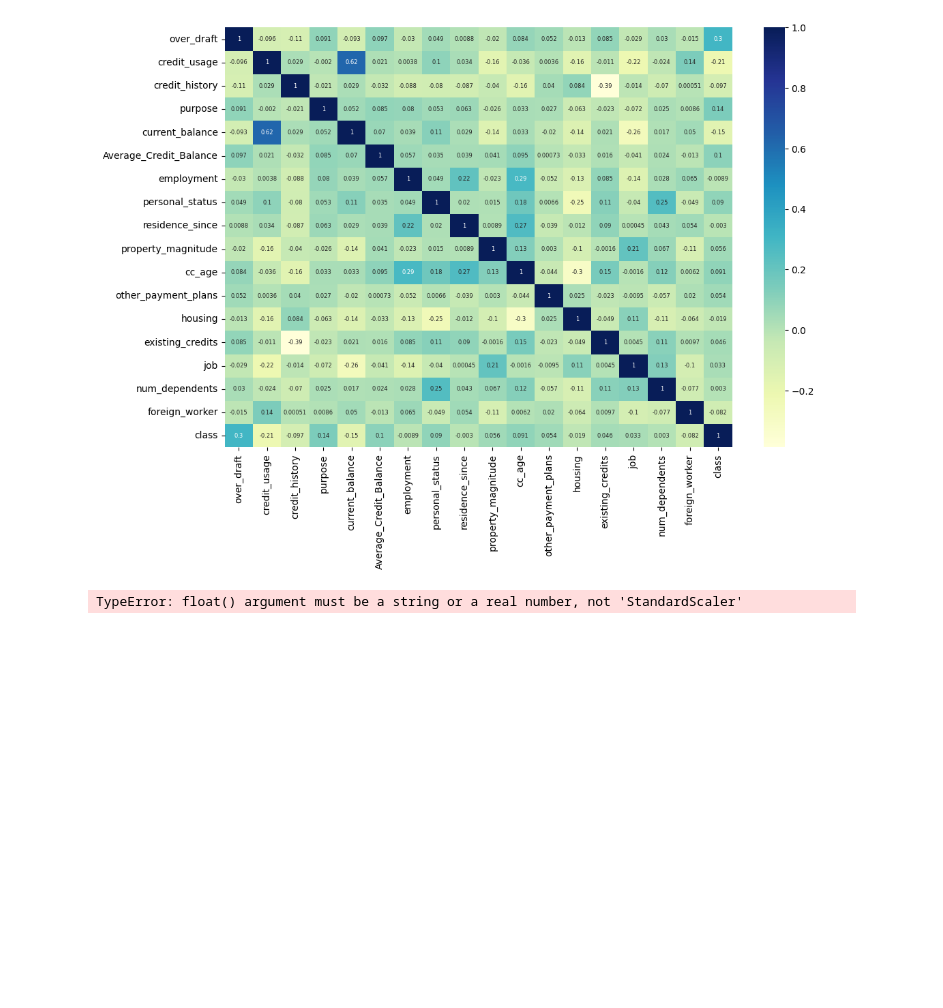
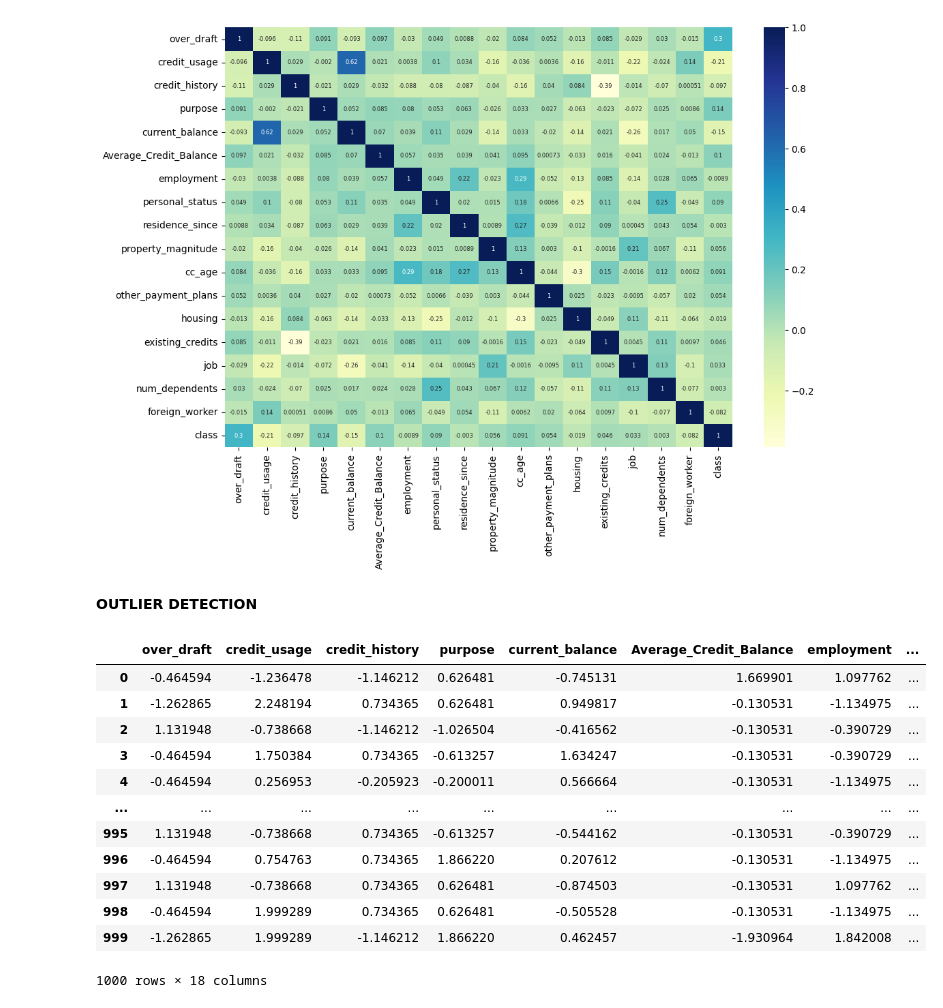
Before and after one commit to noelmt7/Test_excercise, a Jupyter notebook: 2348538_TestEX.ipynb, the cells around one changed output. Cells and saved outputs as stored; diff of their text form; code cells hidden in the pictures; blank space fills up the shorter version.

```diff
--- a/2348538_TestEX.ipynb
+++ b/2348538_TestEX.ipynb
@@ -107,8 +110,28 @@ plt.show()
+# %% [markdown]
+**OUTLIER DETECTION**
 # %%
 from sklearn.preprocessing import  StandardScaler
 
 scaler = StandardScaler()
 
-df = scaler.fit(df)
+stand_data = scaler.fit_transform(numeric_columns)
-# %% [output]
-TypeError: float() argument must be a string or a real number, not 'StandardScaler'
+# %%
+from scipy.stats import zscore
+
+df_zscore = df.apply(zscore)
+
+df_zscore
+# %% [output]
+|  | over_draft | credit_usage | credit_history | purpose | current_balance | Average_Credit_Balance | employment | ... |
+| 0 | -0.464594 | -1.236478 | -1.146212 | 0.626481 | -0.745131 | 1.669901 | 1.097762 | ... |
+| 1 | -1.262865 | 2.248194 | 0.734365 | 0.626481 | 0.949817 | -0.130531 | -1.134975 | ... |
+| 2 | 1.131948 | -0.738668 | -1.146212 | -1.026504 | -0.416562 | -0.130531 | -0.390729 | ... |
+| 3 | -0.464594 | 1.750384 | 0.734365 | -0.613257 | 1.634247 | -0.130531 | -0.390729 | ... |
+| 4 | -0.464594 | 0.256953 | -0.205923 | -0.200011 | 0.566664 | -0.130531 | -1.134975 | ... |
+| ... | ... | ... | ... | ... | ... | ... | ... | ... |
+| 995 | 1.131948 | -0.738668 | 0.734365 | -0.613257 | -0.544162 | -0.130531 | -0.390729 | ... |
+| 996 | -0.464594 | 0.754763 | 0.734365 | 1.866220 | 0.207612 | -0.130531 | -1.134975 | ... |
+| 997 | 1.131948 | -0.738668 | 0.734365 | 0.626481 | -0.874503 | -0.130531 | 1.097762 | ... |
+| 998 | -0.464594 | 1.999289 | 0.734365 | 0.626481 | -0.505528 | -0.130531 | -1.134975 | ... |
+| 999 | -1.262865 | 1.999289 | -1.146212 | 1.866220 | 0.462457 | -1.930964 | 1.842008 | ... |
+1000 rows × 18 columns
```
Also changed, not shown: parts of 4 cells of this notebook.
